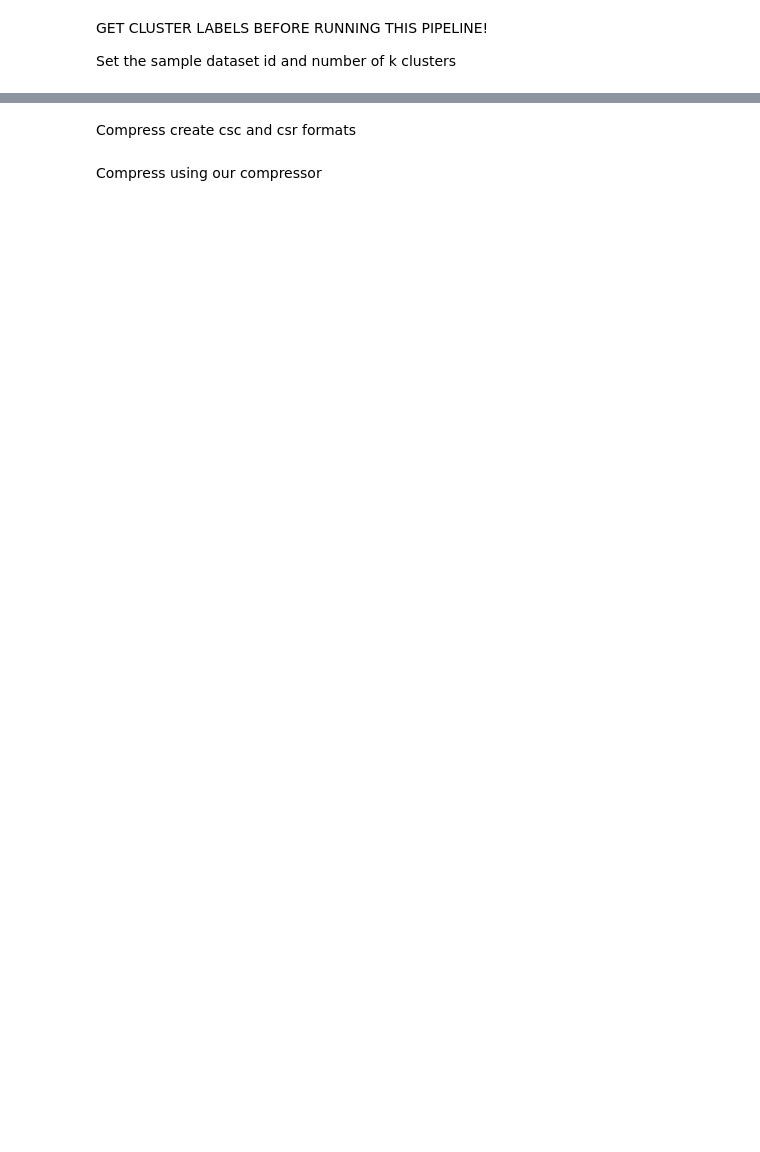
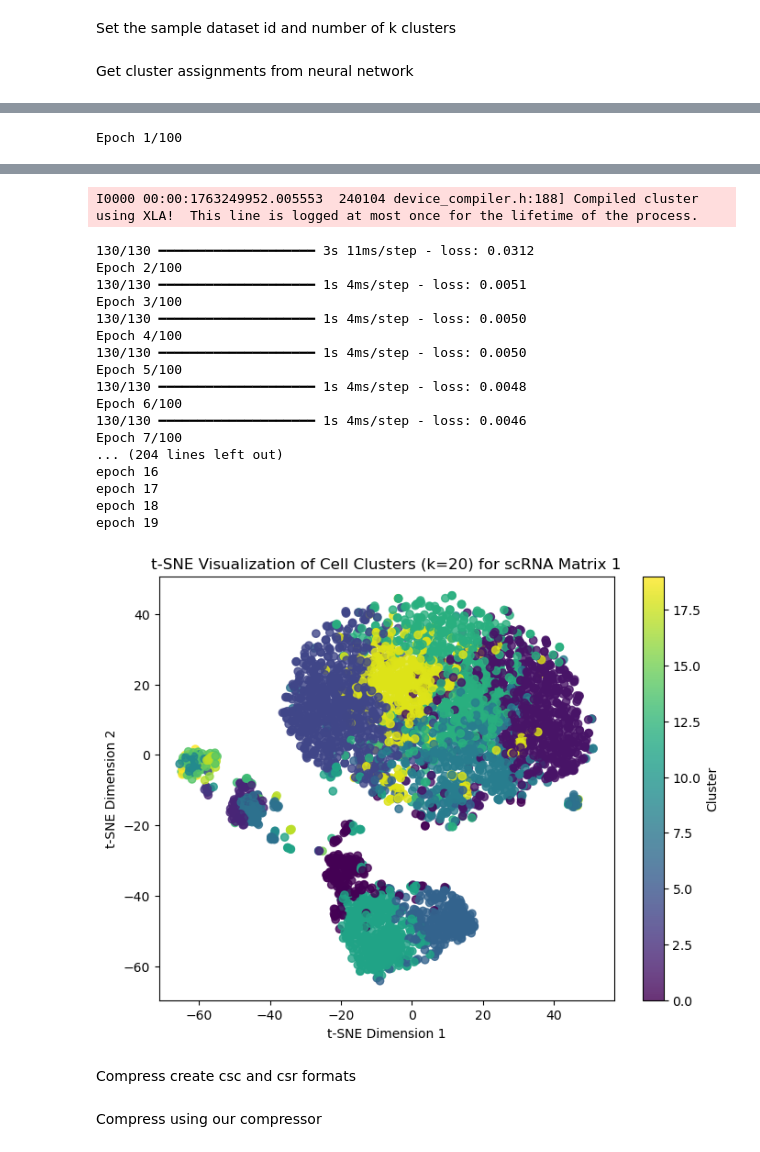
Before and after one commit to Neko-23/scRNA_Compression, a Jupyter notebook: compression_pipeline.ipynb, the cells around one changed output, grey strips where cells are left out. Cells and saved outputs as stored; diff of their text form; code cells hidden in the pictures; blank space fills up the shorter version.

Commit message:
added neural clustering part to pipeline

```diff
--- a/compression_pipeline.ipynb
+++ b/compression_pipeline.ipynb
@@ -1,4 +1,2 @@
 # %% [markdown]
-GET CLUSTER LABELS BEFORE RUNNING THIS PIPELINE!
-
 Set the sample dataset id and number of k clusters
@@ -5,6 +6,7 @@ Set the sample dataset id and number of k clusters
+# %% [markdown]
+Get cluster assignments from neural network
 # %%
 from neural import assign_clusters
 
-sample = 1
-k = 1
 assign_clusters(sample, k)
+# %% [output]
@@ -10,0 +25 @@ assign_clusters(sample, k)
+Epoch 1/100
@@ -11,3 +31,22 @@ assign_clusters(sample, k)
+I0000 00:00:1763249952.005553  240104 device_compiler.h:188] Compiled cluster using XLA!  This line is logged at most once for the lifetime of the process.
+130/130 ━━━━━━━━━━━━━━━━━━━━ 3s 11ms/step - loss: 0.0312
+Epoch 2/100
+130/130 ━━━━━━━━━━━━━━━━━━━━ 1s 4ms/step - loss: 0.0051
+Epoch 3/100
+130/130 ━━━━━━━━━━━━━━━━━━━━ 1s 4ms/step - loss: 0.0050
+Epoch 4/100
+130/130 ━━━━━━━━━━━━━━━━━━━━ 1s 4ms/step - loss: 0.0050
+Epoch 5/100
+130/130 ━━━━━━━━━━━━━━━━━━━━ 1s 4ms/step - loss: 0.0048
+Epoch 6/100
+130/130 ━━━━━━━━━━━━━━━━━━━━ 1s 4ms/step - loss: 0.0046
+Epoch 7/100
+... (204 lines left out)
+epoch 16
+epoch 17
+epoch 18
+epoch 19
+[figure, added]
 # %% [markdown]
 Compress create csc and csr formats
 # %%
```
Also changed, not shown: parts of 6 cells of this notebook.
